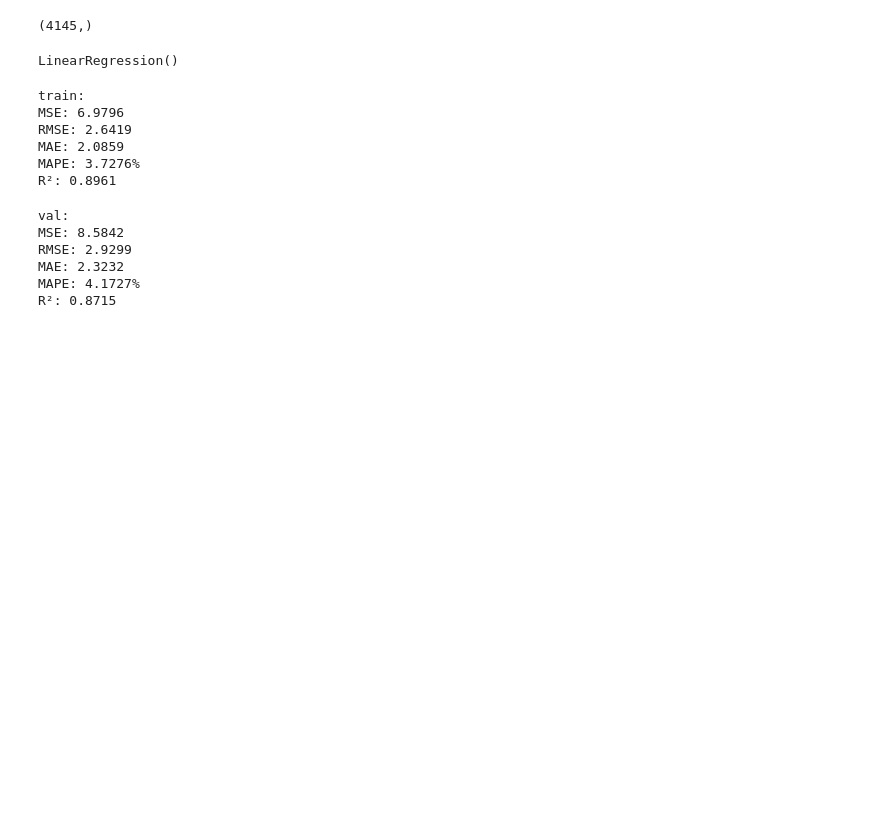
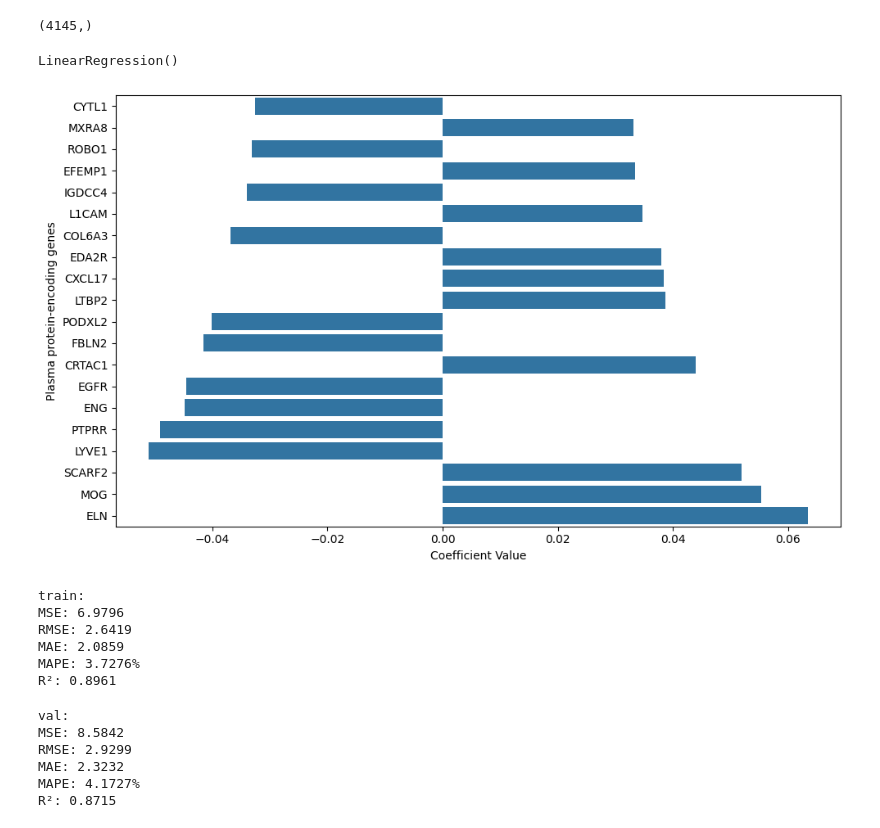
Before and after one commit to Skyer19/code, a Jupyter notebook: agePrediction/conventionalML/RegressionBinsData-age.ipynb, the cells around one changed output. Drawn from its saved outputs; the diff is of its cells as text; code cells hidden in the pictures; blank space fills up the shorter version.

```diff
--- a/agePrediction/conventionalML/RegressionBinsData-age.ipynb
+++ b/agePrediction/conventionalML/RegressionBinsData-age.ipynb
@@ -92,6 +92,37 @@ model = LinearRegression()
 model.fit(X_train, y_train)
 # %% [output]
 LinearRegression()
+# %%
+feature_importances = model.coef_
+# %%
+# 获取特征名称（假设 X_train 是一个 DataFrame）
+if isinstance(X_train, pd.DataFrame):
+    feature_names = X_train.columns
+else:
+    feature_names = [f'Feature {i}' for i in range(X_train.shape[1])]
+# %%
+import matplotlib.pyplot as plt
+import seaborn as sns
+
+# 找出前20个重要的特征
+top_indices = np.argsort(np.abs(feature_importances))[-20:]  # 按绝对值排序，选择最大的20个
+top_features = feature_names[top_indices]
+top_importances = feature_importances[top_indices]
+
+# 可视化前20个重要的特征
+plt.figure(figsize=(10, 6))
+sns.barplot(x=top_importances, y=top_features)
+plt.xlabel("Coefficient Value")
+plt.ylabel("Plasma protein-encoding genes")
+# plt.title("Top 20 Important Features for Linear Regression Model")
+plt.tight_layout()
+
+output_path = "./top_important_genes_lr.png"  # 你可以修改保存路径和文件名
+plt.savefig(output_path, dpi=300, bbox_inches="tight")  # dpi 300确保高质量保存，bbox_inches="tight" 去除空白边框
+
+plt.show()
+# %% [output]
+[figure, added]
 # %%
 y_train_pred = model.predict(X_train)
 
```
Also changed, not shown: 10 other files.
